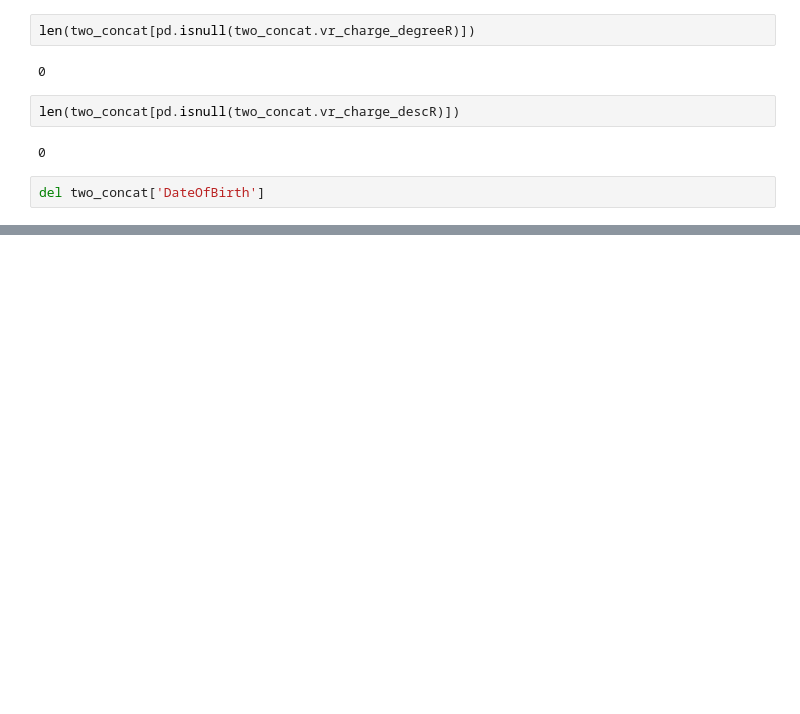
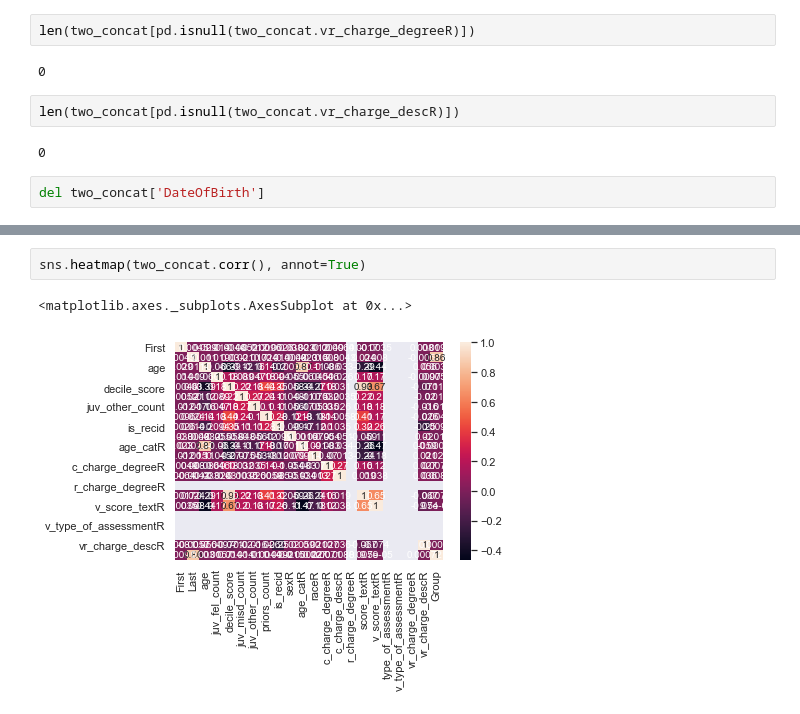
Before and after one commit to DataScienceDuo/COMPAS, a Jupyter notebook: two_year_analysis-Copy1.ipynb, the cells around one changed output, grey strips where cells are left out. Saved outputs shown, nothing was run; the diff lists cells and outputs as text; blank space fills up the shorter version.

```diff
--- a/two_year_analysis-Copy1.ipynb
+++ b/two_year_analysis-Copy1.ipynb
@@ -1705,0 +1769,5 @@ TypeError: invalid type promotion
+# %%
+sns.heatmap(two_concat.corr(), annot=True)
+# %% [output]
+<matplotlib.axes._subplots.AxesSubplot at 0x...>
+[figure, added]
```
Also changed, not shown: parts of 78 cells of this notebook.
